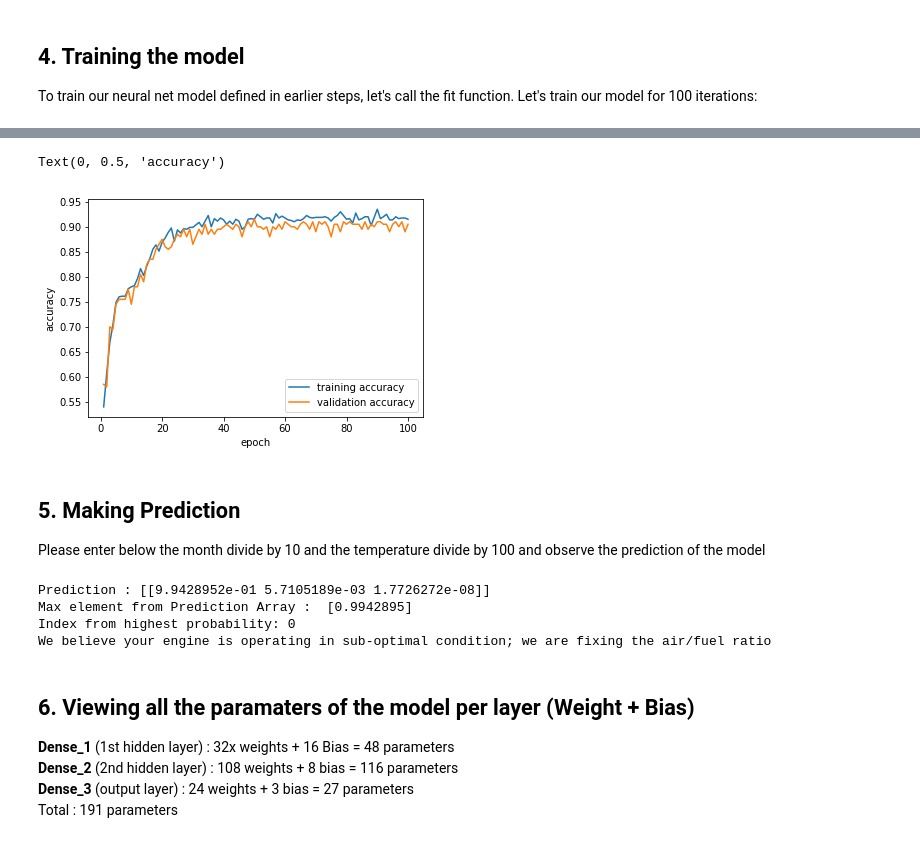
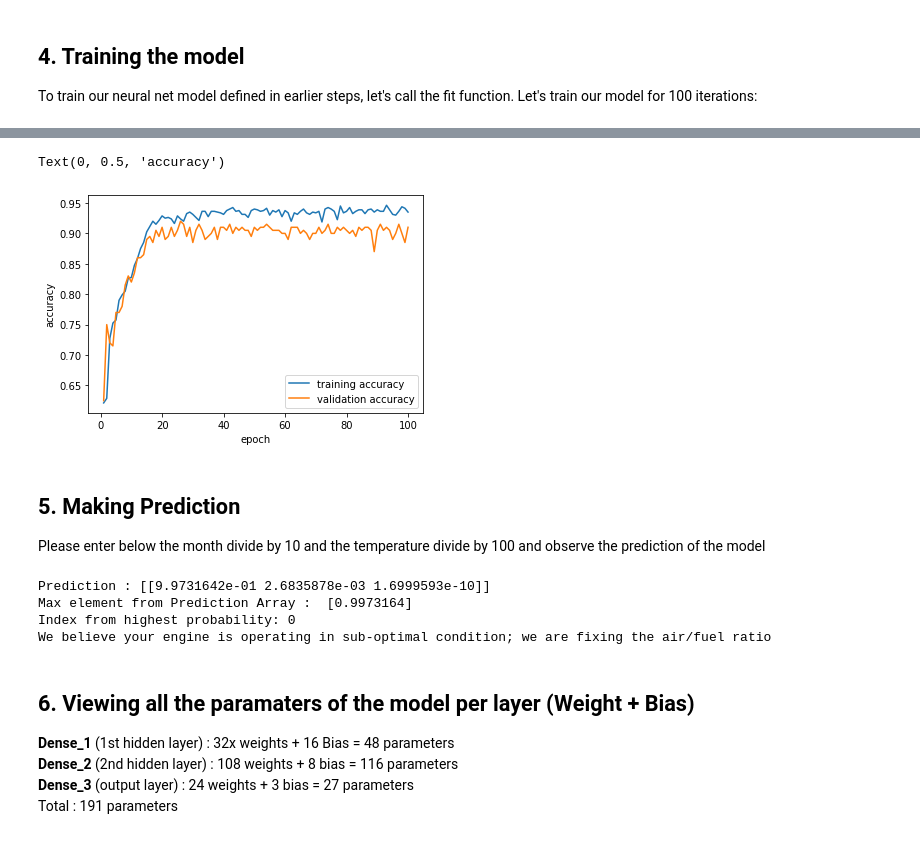
Before and after one commit to erikk-avans/Machine-Learning, a Jupyter notebook: DeepLearningforStarters - Car_Engine_State.ipynb, the cells around one changed output, grey strips where cells are left out. Cells and saved outputs as stored; diff of their text form; code cells hidden in the pictures.

```diff
--- a/DeepLearningforStarters - Car_Engine_State.ipynb
+++ b/DeepLearningforStarters - Car_Engine_State.ipynb
@@ -144,5 +133,5 @@ To train our neural net model defined in earlier steps, let's call the fit funct
 # Train the model for 200 epochs
 #model.fit(X_train, y_train, epochs=10)
 nepochs=100
-out= model.fit(X_train, y_train, epochs=nepochs, validation_data=[X_test,y_test], shuffle=True, verbose=2)
+out= model.fit(X_train, y_train, epochs=nepochs, validation_data=(X_test,y_test), shuffle=True, verbose=2)
 # %% [output]
@@ -166,15 +155,15 @@ Epoch 100/100
 # %%
 import matplotlib.pyplot as plt
 # Plotting the accuracies
 plt.figure()
-plt.plot(np.arange(nepochs)+1,out.history['acc'],label='training accuracy')
-plt.plot(np.arange(nepochs)+1,out.history['val_acc'],label='validation accuracy')
+plt.plot(np.arange(nepochs)+1,out.history['accuracy'],label='training accuracy')
+plt.plot(np.arange(nepochs)+1,out.history['val_accuracy'],label='validation accuracy')
 plt.legend()
 plt.xlabel('epoch')
 plt.ylabel('accuracy')
 # %% [output]
 Text(0, 0.5, 'accuracy')
-[figure, old version]
+[figure, new version]
 # %% [markdown]
 ## 5. Making Prediction
 Please enter below the month divide by 10 and the temperature divide by 100 and observe the prediction of the model
@@ -198,8 +187,8 @@ if state_engine == 1:
 if state_engine == 2:
   print ("We believe your engine is in overload; we are triggering the rev limitor " )
 # %% [output]
-Prediction : [[9.9428952e-01 5.7105189e-03 1.7726272e-08]]
-Max element from Prediction Array :  [0.9942895]
+Prediction : [[9.9731642e-01 2.6835878e-03 1.6999593e-10]]
+Max element from Prediction Array :  [0.9973164]
 Index from highest probability: 0
 We believe your engine is operating in sub-optimal condition; we are fixing the air/fuel ratio
 # %% [markdown]
```
Also changed, not shown: parts of 7 cells of this notebook.
